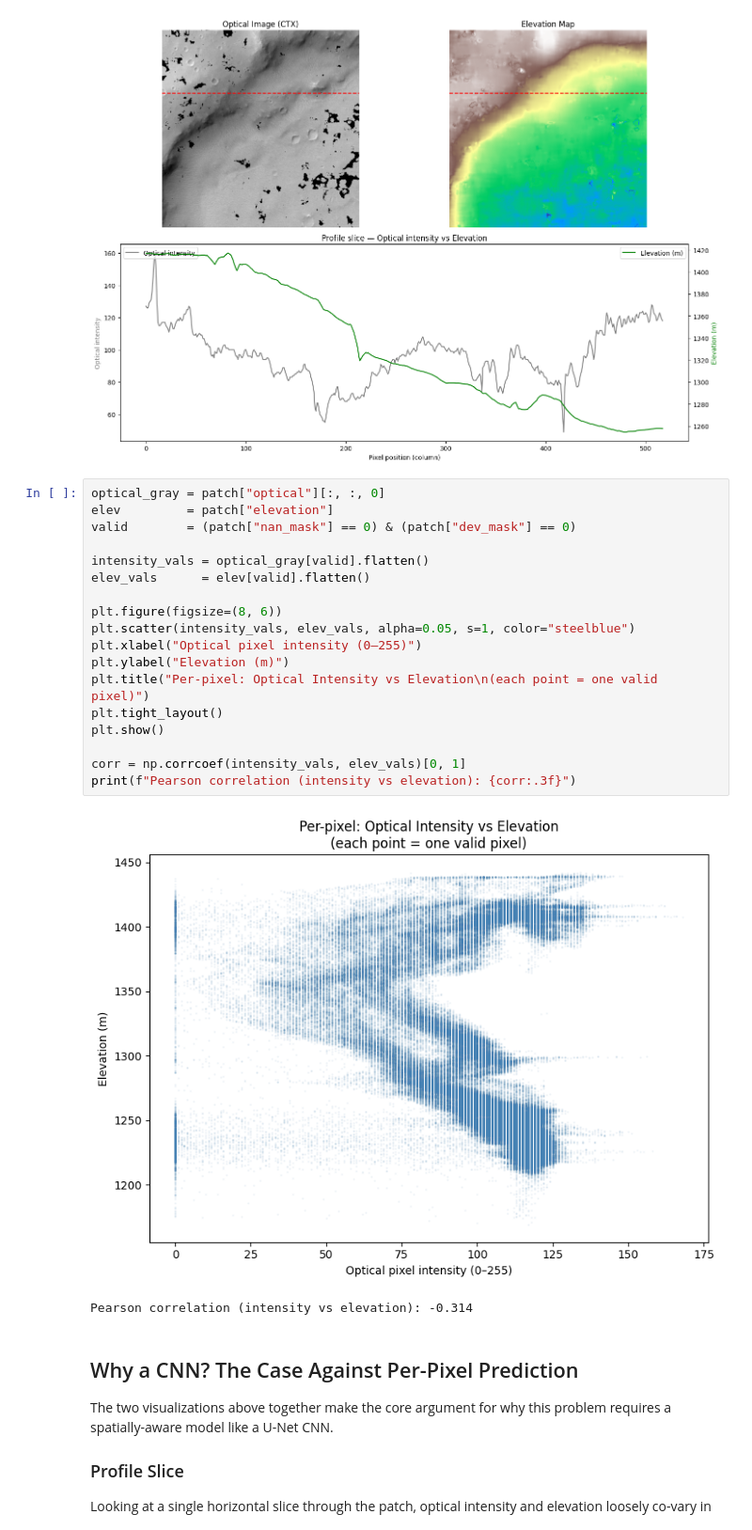
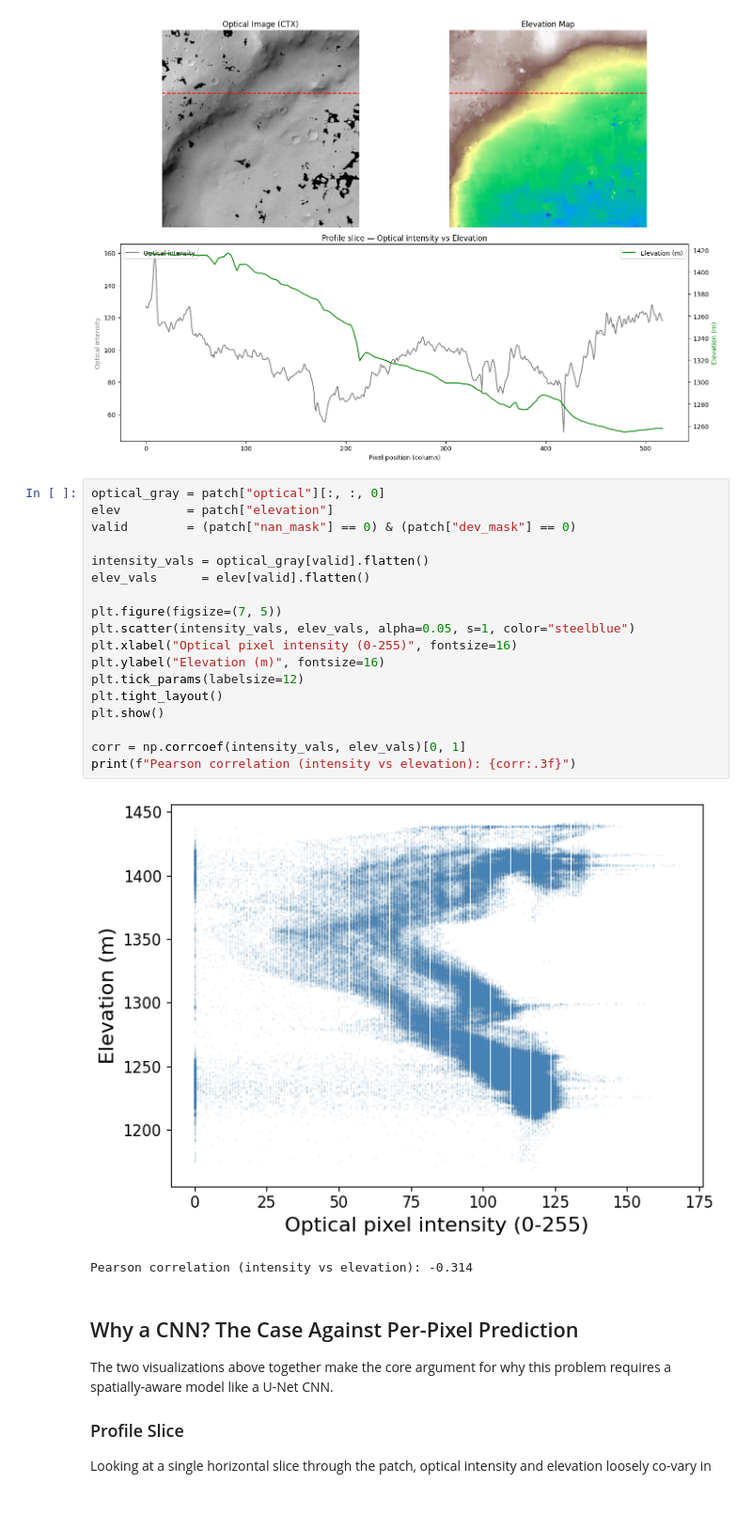
Before and after one commit to harshithkethavath/MarsDEMNet, a Jupyter notebook: notebooks/dataset_exploration.ipynb, the cells around one changed output. Shown at 94% size. Drawn from its saved outputs; the diff is of its cells as text; blank space fills up the shorter version.

Commit message:
Plots for Report

```diff
--- a/notebooks/dataset_exploration.ipynb
+++ b/notebooks/dataset_exploration.ipynb
@@ -178,23 +178,23 @@ plt.show()
 # %%
 optical_gray = patch["optical"][:, :, 0]
 elev         = patch["elevation"]
 valid        = (patch["nan_mask"] == 0) & (patch["dev_mask"] == 0)
 
 intensity_vals = optical_gray[valid].flatten()
 elev_vals      = elev[valid].flatten()
 
-plt.figure(figsize=(8, 6))
+plt.figure(figsize=(7, 5))
 plt.scatter(intensity_vals, elev_vals, alpha=0.05, s=1, color="steelblue")
-plt.xlabel("Optical pixel intensity (0–255)")
-plt.ylabel("Elevation (m)")
-plt.title("Per-pixel: Optical Intensity vs Elevation\n(each point = one valid pixel)")
+plt.xlabel("Optical pixel intensity (0-255)", fontsize=16)
+plt.ylabel("Elevation (m)", fontsize=16)
+plt.tick_params(labelsize=12)
 plt.tight_layout()
 plt.show()
 
 corr = np.corrcoef(intensity_vals, elev_vals)[0, 1]
 print(f"Pearson correlation (intensity vs elevation): {corr:.3f}")
 # %% [output]
-[figure, old version]
+[figure, new version]
 Pearson correlation (intensity vs elevation): -0.314
 # %% [markdown]
 ## Why a CNN? The Case Against Per-Pixel Prediction
```
Also changed, not shown: parts of 1 cell of this notebook, 1 other file.
